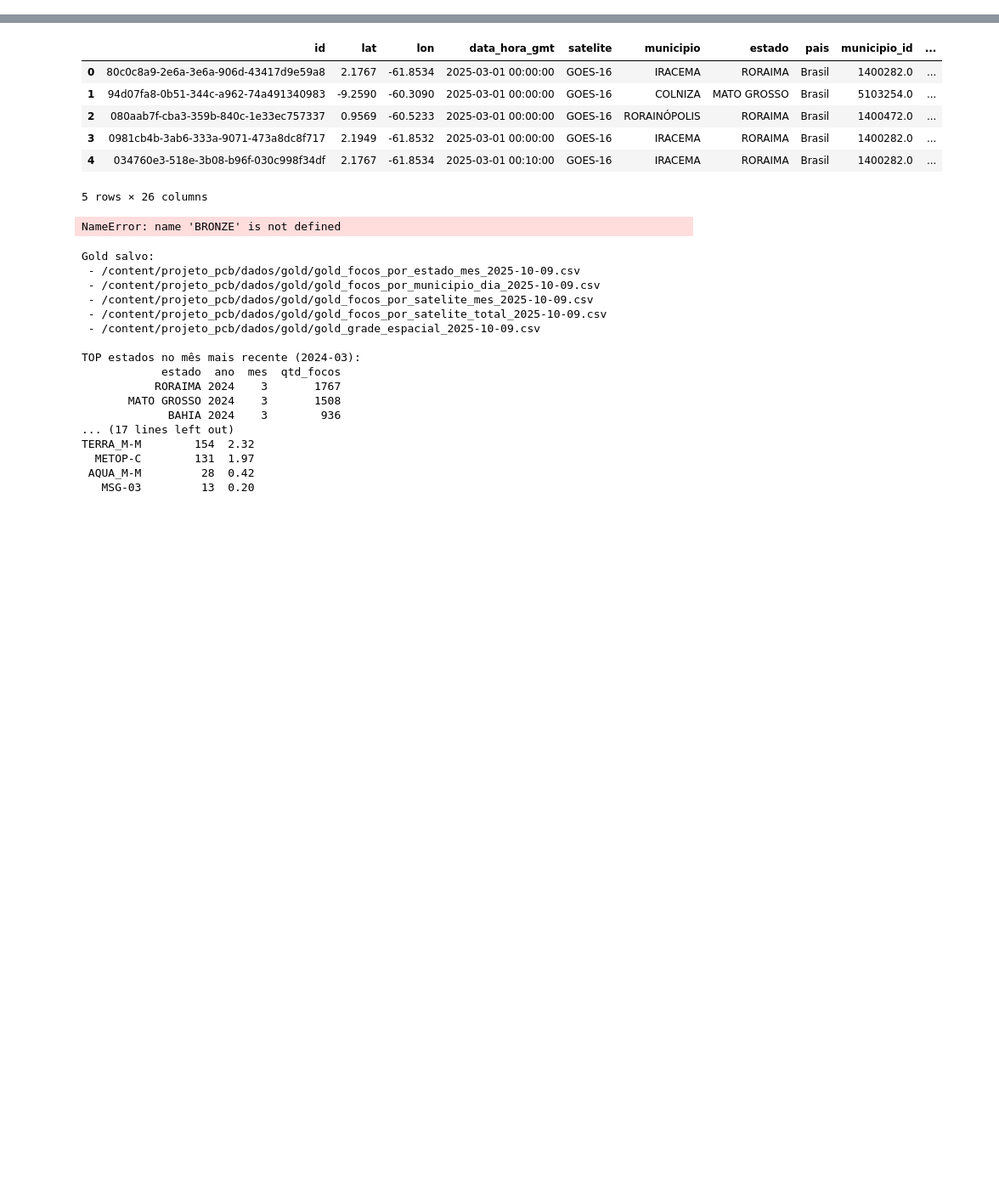
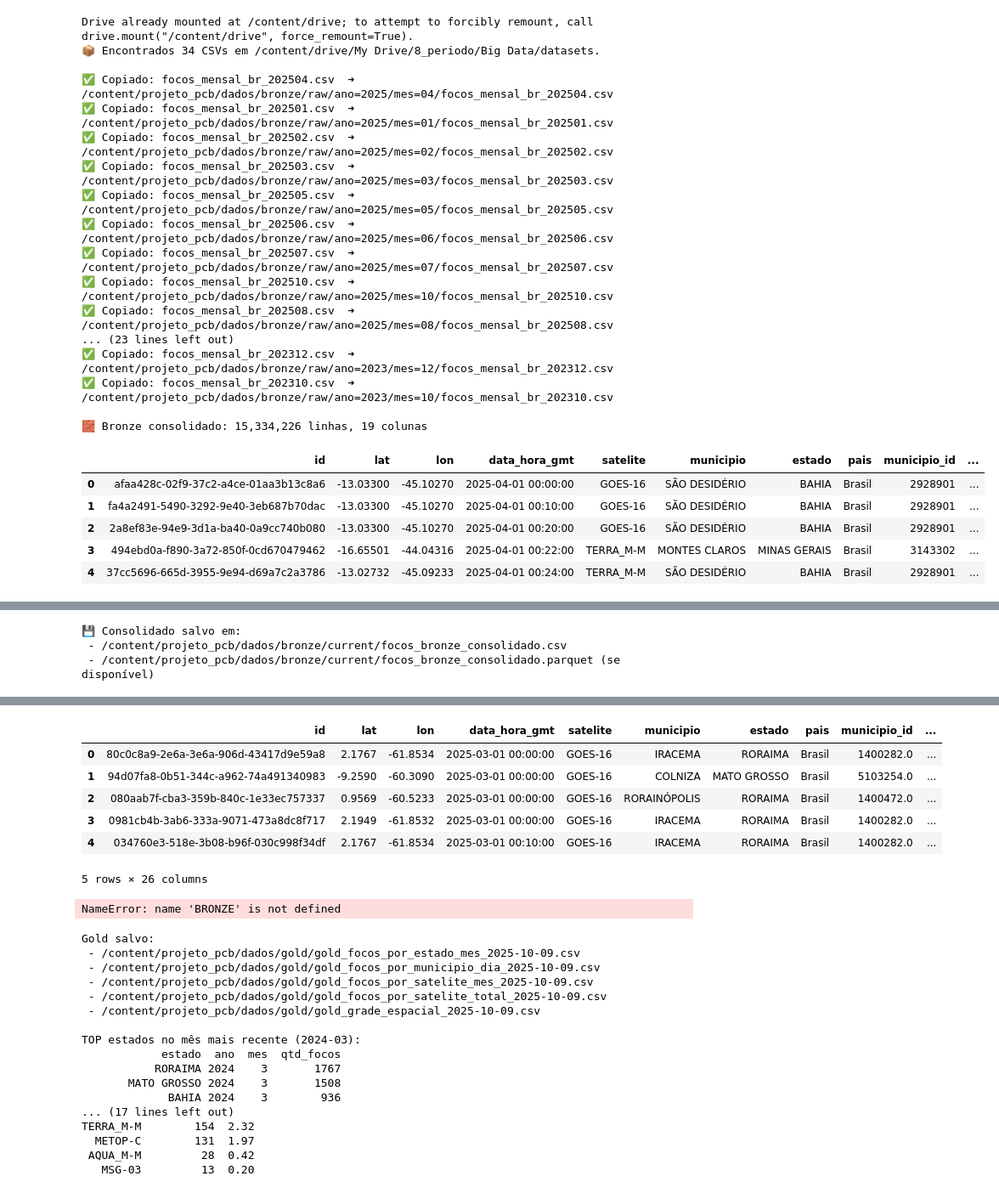
Before and after one commit to Rob-A-B/wildfire-hotspots, a Jupyter notebook: queimadas.ipynb, the cells around one changed output, grey strips where cells are left out. Shown: that part at 85% size. Saved outputs shown, nothing was run; the diff lists cells and outputs as text; code cells hidden in the pictures; blank space fills up the shorter version.

Commit message:
AJUSTE: datasets importados do Drive

```diff
--- a/queimadas.ipynb
+++ b/queimadas.ipynb
@@ -33,9 +33,11 @@ BRONZE_CUR = f"{BASE}/dados/bronze/current"               # dataset consolidado
 os.makedirs(BRONZE_RAW, exist_ok=True)
 os.makedirs(BRONZE_CUR, exist_ok=True)
 
+# comentario teste de commit
+
 # Define the path to your CSV files in Google Drive
 # **IMPORTANT:** Replace 'My Drive/Your_Folder_With_CSVs' with the actual path to your folder
-DRIVE_CSV_PATH = "/content/drive/My Drive/Your_Folder_With_CSVs"
+DRIVE_CSV_PATH = "/content/drive/My Drive/8_periodo/Big Data/datasets"
 os.makedirs(DRIVE_CSV_PATH, exist_ok=True) # Create the directory if it doesn't exist
 
 
@@ -71,30 +73,54 @@ for nome in arquivos:
         dfs.append(df_temp)
     except Exception as e:
         print(f"⚠️ Erro ao ler {caminho_dst}: {e}")
 
 
 # 3) Consolida tudo num único DataFrame (Bronze/current)
 if dfs:
     bronze_df = pd.concat(dfs, ignore_index=True)
 
     # Idempotência simples: remove duplicatas exatas de linhas
     # (Se quiser, troque por subset=["id","datahora","latitude","longitude"] se existirem)
     bronze_df = bronze_df.drop_duplicates()
 
     print(f"\n🧱 Bronze consolidado: {len(bronze_df):,} linhas, {bronze_df.shape[1]} colunas")
     display(bronze_df.head())
     display(bronze_df.tail())
 
     # 4) Salva consolidado (CSV + Parquet)
     out_csv = os.path.join(BRONZE_CUR, "focos_bronze_consolidado.csv")
     out_parquet = os.path.join(BRONZE_CUR, "focos_bronze_consolidado.parquet")
 
     bronze_df.to_csv(out_csv, index=False)
     try:
         bronze_df.to_parquet(out_parquet, index=False)
     except Exception as e:
         print(f"ℹ️ Parquet não salvo (instale pyarrow/fastparquet se quiser): {e}")
 
     print(f"\n💾 Consolidado salvo em:\n - {out_csv}\n - {out_parquet} (se disponível)")
 else:
     print("⚠️ Nada para consolidar na Bronze.")
+# %% [output]
+Drive already mounted at /content/drive; to attempt to forcibly remount, call drive.mount("/content/drive", force_remount=True).
+📦 Encontrados 34 CSVs em /content/drive/My Drive/8_periodo/Big Data/datasets.
+
+✅ Copiado: focos_mensal_br_202504.csv  ➜  /content/projeto_pcb/dados/bronze/raw/ano=2025/mes=04/focos_mensal_br_202504.csv
+✅ Copiado: focos_mensal_br_202501.csv  ➜  /content/projeto_pcb/dados/bronze/raw/ano=2025/mes=01/focos_mensal_br_202501.csv
+✅ Copiado: focos_mensal_br_202502.csv  ➜  /content/projeto_pcb/dados/bronze/raw/ano=2025/mes=02/focos_mensal_br_202502.csv
+✅ Copiado: focos_mensal_br_202503.csv  ➜  /content/projeto_pcb/dados/bronze/raw/ano=2025/mes=03/focos_mensal_br_202503.csv
+✅ Copiado: focos_mensal_br_202505.csv  ➜  /content/projeto_pcb/dados/bronze/raw/ano=2025/mes=05/focos_mensal_br_202505.csv
+✅ Copiado: focos_mensal_br_202506.csv  ➜  /content/projeto_pcb/dados/bronze/raw/ano=2025/mes=06/focos_mensal_br_202506.csv
+✅ Copiado: focos_mensal_br_202507.csv  ➜  /content/projeto_pcb/dados/bronze/raw/ano=2025/mes=07/focos_mensal_br_202507.csv
+✅ Copiado: focos_mensal_br_202510.csv  ➜  /content/projeto_pcb/dados/bronze/raw/ano=2025/mes=10/focos_mensal_br_202510.csv
+✅ Copiado: focos_mensal_br_202508.csv  ➜  /content/projeto_pcb/dados/bronze/raw/ano=2025/mes=08/focos_mensal_br_202508.csv
+... (23 lines left out)
+✅ Copiado: focos_mensal_br_202312.csv  ➜  /content/projeto_pcb/dados/bronze/raw/ano=2023/mes=12/focos_mensal_br_202312.csv
+✅ Copiado: focos_mensal_br_202310.csv  ➜  /content/projeto_pcb/dados/bronze/raw/ano=2023/mes=10/focos_mensal_br_202310.csv
+
+🧱 Bronze consolidado: 15,334,226 linhas, 19 colunas
+|  | id | lat | lon | data_hora_gmt | satelite | municipio | estado | pais | municipio_id | ... |
+| 0 | afaa428c-02f9-37c2-a4ce-01aa3b13c8a6 | -13.03300 | -45.10270 | 2025-04-01 00:00:00 | GOES-16 | SÃO DESIDÉRIO | BAHIA | Brasil | 2928901 | ... |
+| 1 | fa4a2491-5490-3292-9e40-3eb687b70dac | -13.03300 | -45.10270 | 2025-04-01 00:10:00 | GOES-16 | SÃO DESIDÉRIO | BAHIA | Brasil | 2928901 | ... |
+| 2 | 2a8ef83e-94e9-3d1a-ba40-0a9cc740b080 | -13.03300 | -45.10270 | 2025-04-01 00:20:00 | GOES-16 | SÃO DESIDÉRIO | BAHIA | Brasil | 2928901 | ... |
+| 3 | 494ebd0a-f890-3a72-850f-0cd670479462 | -16.65501 | -44.04316 | 2025-04-01 00:22:00 | TERRA_M-M | MONTES CLAROS | MINAS GERAIS | Brasil | 3143302 | ... |
+| 4 | 37cc5696-665d-3955-9e94-d69a7c2a3786 | -13.02732 | -45.09233 | 2025-04-01 00:24:00 | TERRA_M-M | SÃO DESIDÉRIO | BAHIA | Brasil | 2928901 | ... |
@@ -101,3 +133,6 @@ else:
+💾 Consolidado salvo em:
+ - /content/projeto_pcb/dados/bronze/current/focos_bronze_consolidado.csv
+ - /content/projeto_pcb/dados/bronze/current/focos_bronze_consolidado.parquet (se disponível)
 # %%
 # Caminho da camada Bronze (já criada antes)
 hoje = datetime.date.today()
```
Also changed, not shown: parts of 2 cells of this notebook.
